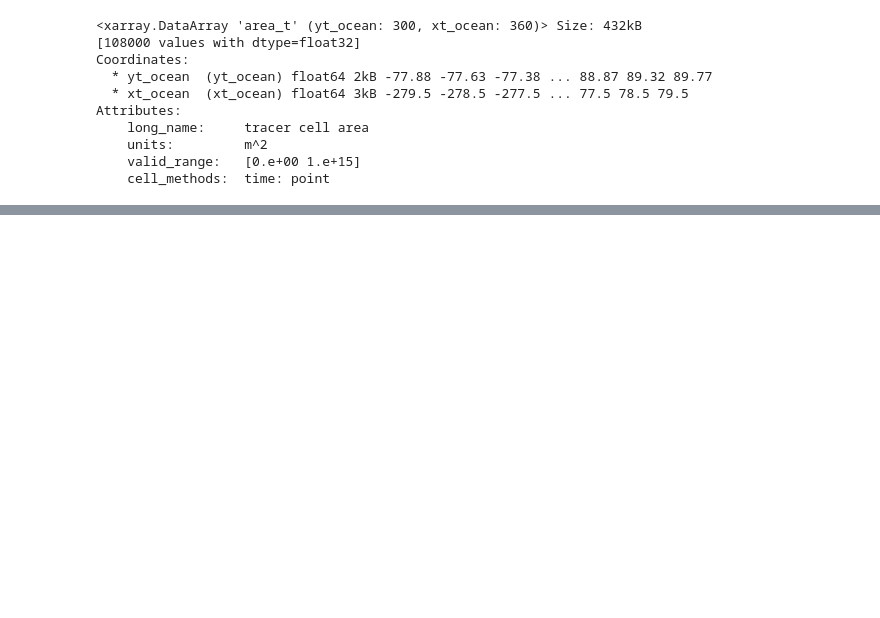
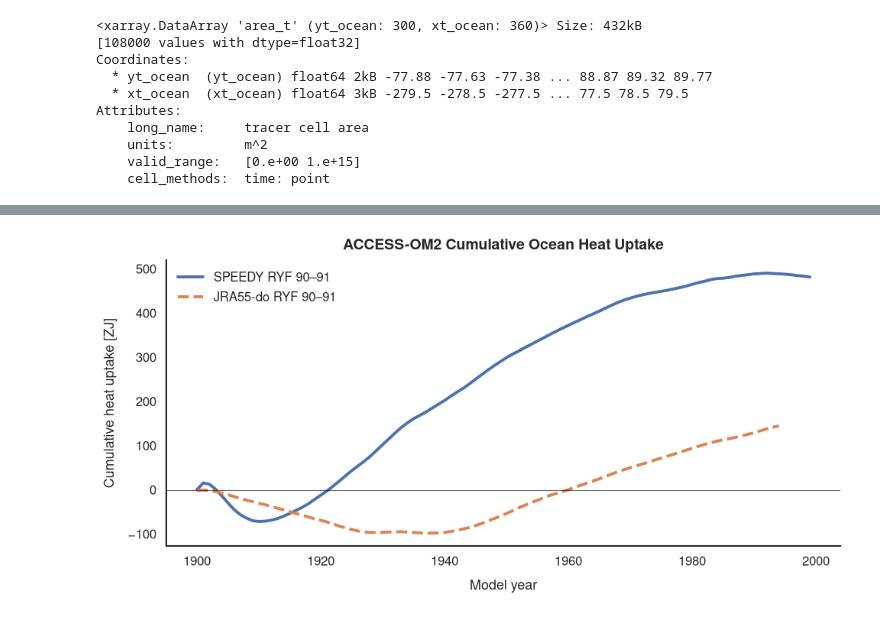
Before and after one commit to VanuatuN/SPEEDY-ACCESSOM2_analysis, a Jupyter notebook: surface_heating.ipynb, the cells around one changed output, grey strips where cells are left out. Cells and saved outputs as stored; diff of their text form; code cells hidden in the pictures; blank space fills up the shorter version.

```diff
--- a/surface_heating.ipynb
+++ b/surface_heating.ipynb
@@ -222,0 +242,32 @@ print(shflux.attrs)
+# %%
+hu_year_sp=((sst_ann_sp*weights).sum(("yt_ocean","xt_ocean"))*365*24*3600/1e21).compute(scheduler="single-threaded")
+hu_year_jr=((sst_ann_jr*weights).sum(("yt_ocean","xt_ocean"))*365*24*3600/1e21).compute(scheduler="single-threaded")
+
+hu_cum_sp=hu_year_sp.cumsum("year")
+hu_cum_jr=hu_year_jr.cumsum("year")
+# %%
+sns.set_theme(style="white")
+plt.rcParams.update({"font.family":"Nimbus Sans"})
+
+fig,ax=plt.subplots(figsize=(10,5))
+
+ax.plot(hu_cum_sp.year,hu_cum_sp,linewidth=2.8,label="SPEEDY RYF 90–91")
+ax.plot(hu_cum_jr.year,hu_cum_jr,linewidth=2.8,linestyle="--",label="JRA55-do RYF 90–91")
+
+ax.axhline(0,color="black",linewidth=0.8,alpha=0.6)
+
+ax.set_title("ACCESS-OM2 Cumulative Ocean Heat Uptake",fontsize=14,pad=10,fontweight="bold")
+ax.set_ylabel("Cumulative heat uptake [ZJ]",fontsize=13,labelpad=10); ax.set_xlabel("Model year",fontsize=13,labelpad=10)
+
+ax.tick_params(axis="both",labelsize=12,width=1.2)
+
+ax.spines["top"].set_visible(False); ax.spines["right"].set_visible(False)
+ax.spines["left"].set_linewidth(1.5); ax.spines["bottom"].set_linewidth(1.5)
+
+ax.legend(frameon=False,fontsize=12)
+fig.tight_layout()
+plt.savefig("figures/access_om2_global_mean_cum_heatuptake_different_forcing.png",
+            dpi=300, bbox_inches="tight")
+plt.show()
+# %% [output]
+[figure, added]
```
Also changed, not shown: parts of 18 cells of this notebook, 6 other files.
